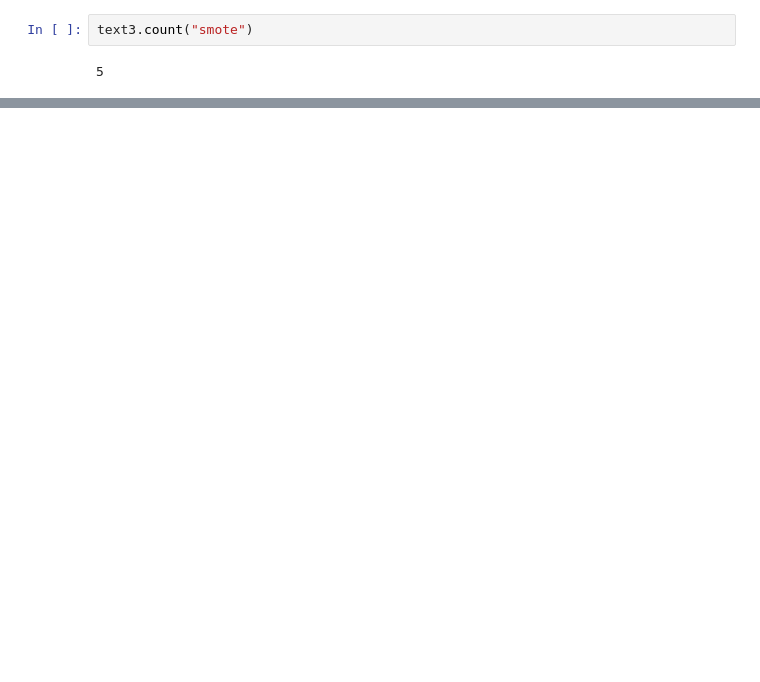
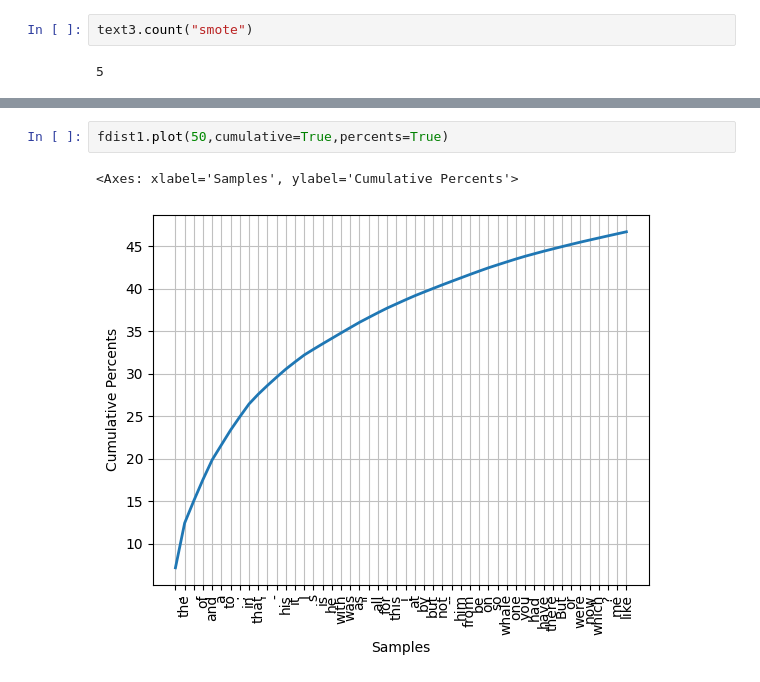
Before and after one commit to abibazhi/mnist, a Jupyter notebook: nltk/第一章.ipynb, the cells around one changed output, grey strips where cells are left out. Saved outputs shown, nothing was run; the diff lists cells and outputs as text; blank space fills up the shorter version.

```diff
--- a/nltk/第一章.ipynb
+++ b/nltk/第一章.ipynb
@@ -133,0 +176,5 @@ text3.count("smote")
+# %%
+fdist1.plot(50,cumulative=True,percents=True)
+# %% [output]
+<Axes: xlabel='Samples', ylabel='Cumulative Percents'>
+[figure, added]
```
Also changed, not shown: parts of 18 cells of this notebook, 2 other files.
